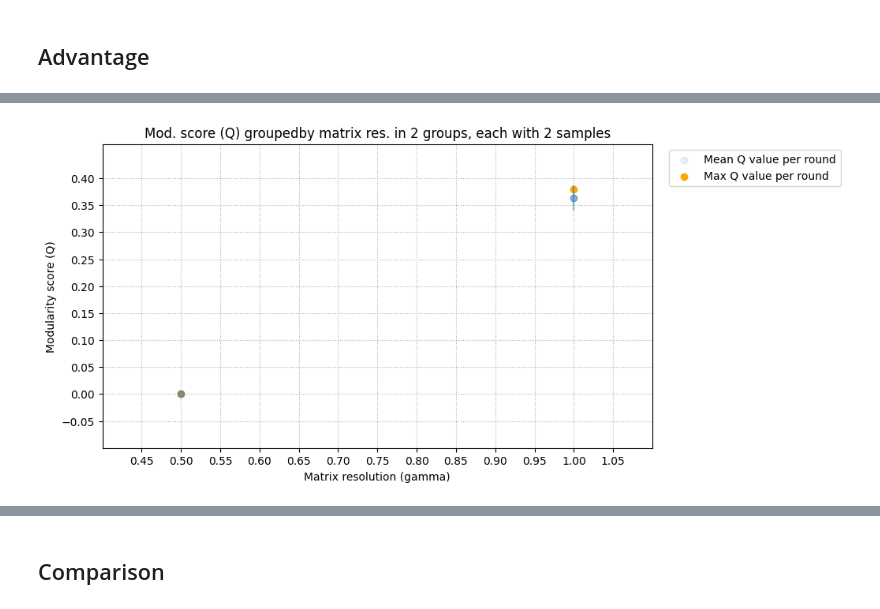
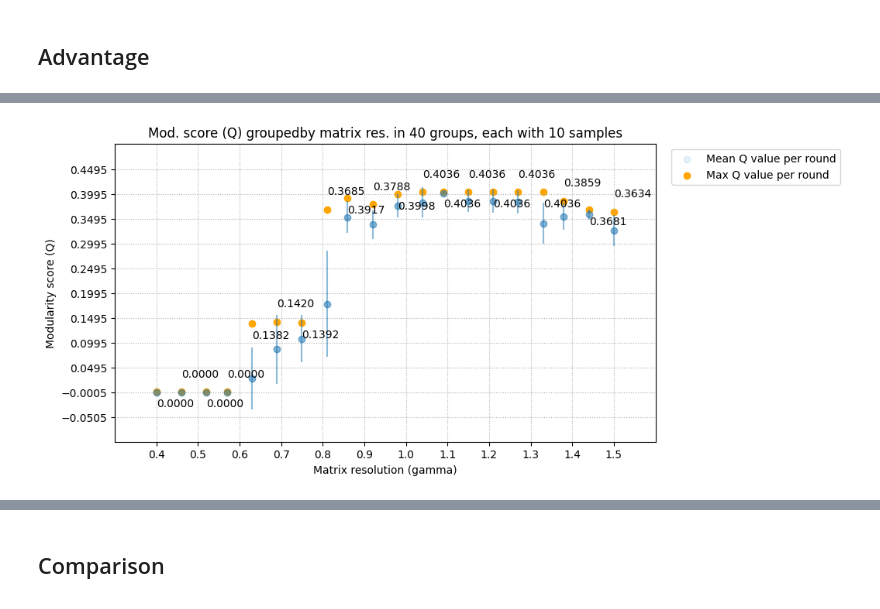
Before and after one commit to QStats/StatsModule, a Jupyter notebook: results_karate.ipynb, the cells around one changed output, grey strips where cells are left out. Drawn from its saved outputs; the diff is of its cells as text; code cells hidden in the pictures.

```diff
--- a/results_karate.ipynb
+++ b/results_karate.ipynb
@@ -138,9 +197,12 @@ axes.legend(bbox_to_anchor=(1.02, 1), loc=2);
+# %%
+GAMMA_LOWER_BOUND = 0.4
+GAMMA_UPPER_BOUND = 1.5
 # %%
 import pandas as pd
 from paths import csv_path, KARATE_PR_NAME
 
 
-ID = 0
+ID = 2
 
 a = pd.read_csv(
     csv_path(id=ID, problem_name=KARATE_PR_NAME, solver_name="adv")
@@ -235,41 +341,47 @@ axes.grid(which="major", linestyle=":")
 
 x_margin = 0.1
 axes.set_xlim(a_x_min - x_margin, a_x_max + x_margin)
-axes.set_xticks(
-    np.arange(
-        a_x_min - x_margin / 2, a_x_max + x_margin / 2, step=x_margin / 2
-    )
-)
+axes.set_xticks(np.arange(GAMMA_LOWER_BOUND, GAMMA_UPPER_BOUND + x_margin / 2, x_margin))
 y_margin = 0.1
 axes.set_ylim(a_score_mean_min - y_margin, a_score_mean_max + y_margin)
 axes.set_yticks(
     np.arange(
         a_score_mean_min - y_margin / 2,
         a_score_mean_max + y_margin / 2,
         step=y_margin / 2,
     )
 )
 
 axes.scatter(
     a_by_res.mod_score.index,
     a_by_res.mod_score["mean"],
     label="Mean Q value per round",
     alpha=0.1,
 )
 axes.scatter(
     a_by_res.mod_score.index,
     a_by_res.mod_score["max"],
     c="orange",
     label="Max Q value per round",
 )
 axes.errorbar(
     a_by_res.mod_score.index,
     a_by_res.mod_score["mean"],
     yerr=a_by_res.mod_score["std"],
     fmt="o",
     alpha=0.5,
 )
 
+x_offsets = [
+    0.0009 * (-1) ** (i + 1) if y > 0.425 else 0
+    for i, (x, y) in enumerate(
+        zip(a_by_res.index, a_by_res.mod_score["max"])
+    )
+]
+y_offsets = [0.1 if x > 0.41 else -0.03 for x in a_by_res.mod_score["max"]]
+for i, (k, v) in enumerate(a_by_res.mod_score["max"].items()):
+    axes.annotate(text=f"{v:.4f}", xy=(k + x_offsets[i], v + y_offsets[i]*((-1)**i)), color="black")
+
 axes.legend(bbox_to_anchor=(1.02, 1), loc=2);
 # %% [output]
-[figure, old version]
+[figure, new version]
```
Also changed, not shown: parts of 12 cells of this notebook, 2 other files.
